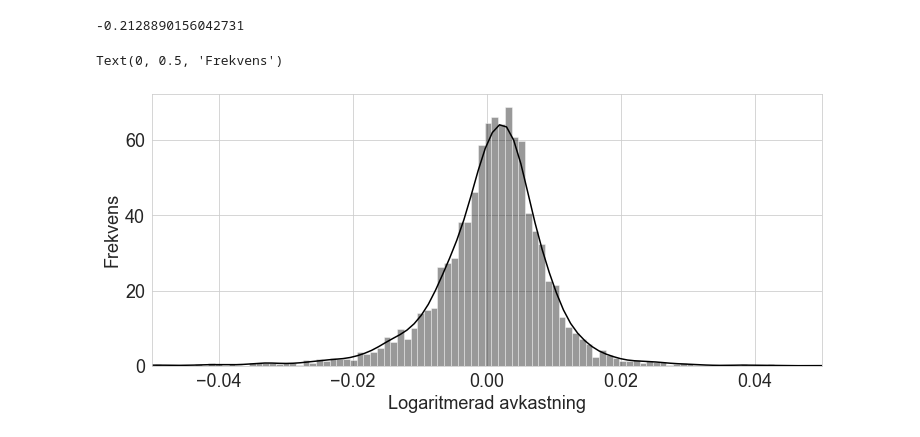
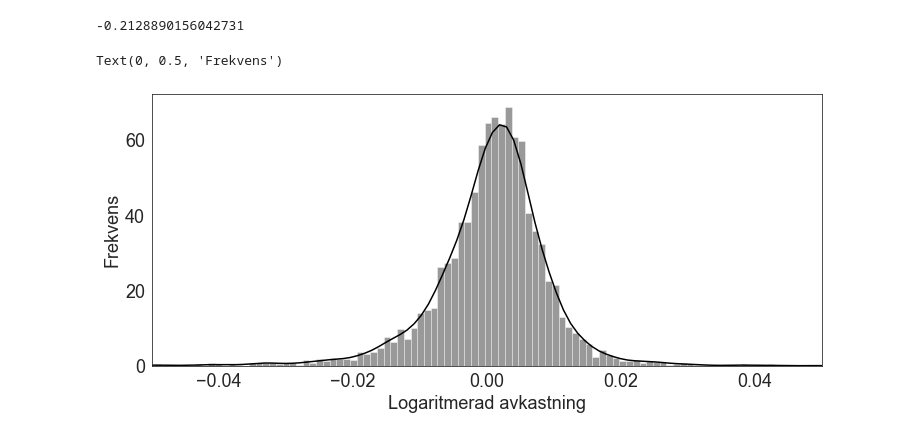
Before and after one commit to ulrikson/statistics-thesis, a Jupyter notebook: graphs.ipynb, the cells around one changed output. Saved outputs shown, nothing was run; the diff lists cells and outputs as text; code cells hidden in the pictures.

```diff
--- a/graphs.ipynb
+++ b/graphs.ipynb
@@ -83,18 +83,18 @@ df2['Close'].kurtosis()
 # %%
 plt.figure(figsize=(12, 5))
 plt.rcParams.update({'font.size': 18})
 
 # a = df['logreturns'].plot.hist(bins=200, rwidth=0.8, color='grey')
 # a.set_xlim(-0.05, 0.05)
 # plt.xlabel('Logaritmerad avkastning')
 # plt.ylabel('Frekvens')
 # plt.show()
 
-sns.set_style('whitegrid')
+sns.set_style('white')
 a = sns.distplot(df['logreturns'], bins=200, color="black")
 a.set_xlim(-0.05, 0.05)
 plt.xlabel('Logaritmerad avkastning')
 plt.ylabel('Frekvens')
 # %% [output]
 Text(0, 0.5, 'Frekvens')
-[figure, old version]
+[figure, new version]
```
Also changed, not shown: 1 other file.
